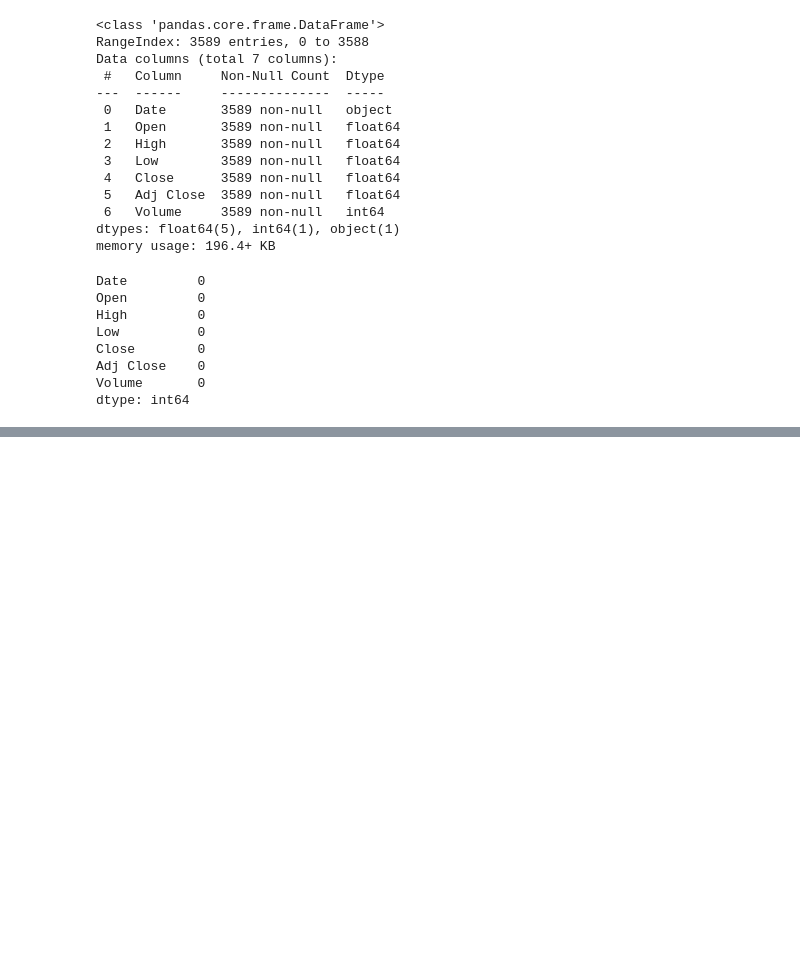
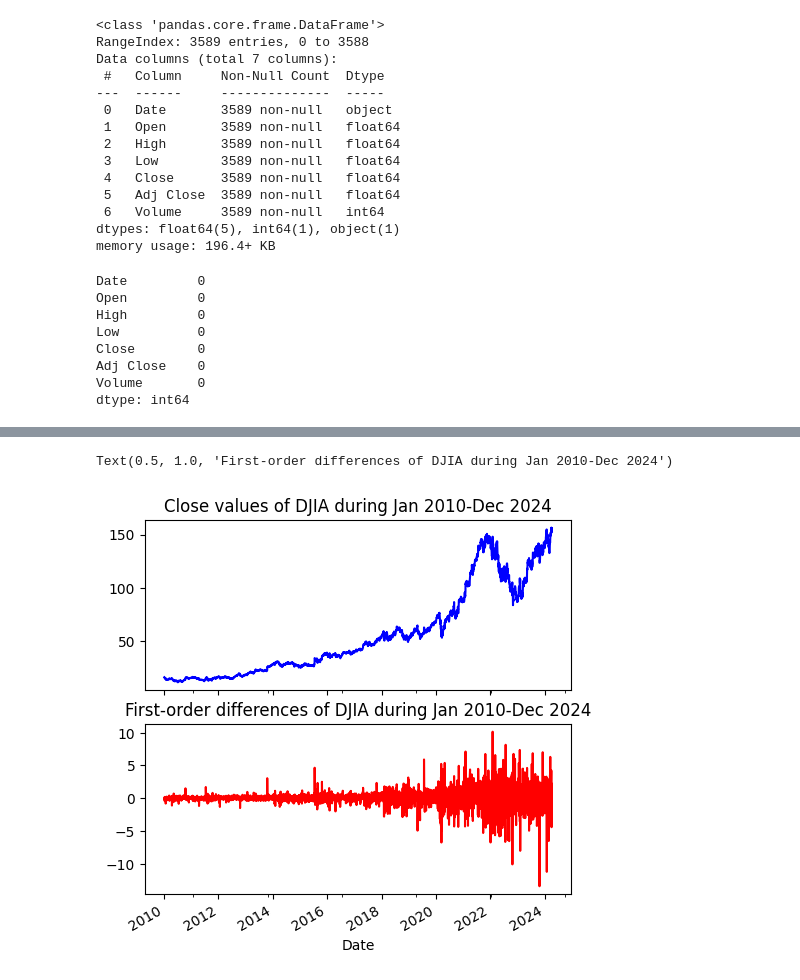
Before and after one commit to SamuelhBueno/MachineLearningBus, a Jupyter notebook: Timeseries_CA.ipynb, the cells around one changed output, grey strips where cells are left out. Drawn from its saved outputs; the diff is of its cells as text; code cells hidden in the pictures; blank space fills up the shorter version.

```diff
--- a/Timeseries_CA.ipynb
+++ b/Timeseries_CA.ipynb
@@ -48,0 +132,6 @@ There is no missing values.
+# %%
+# Drop the first row of 'Close' column because It has 'NaN' value
+first_order_diff = df['Close'].diff(1).dropna()
+
+# Display the first five records
+first_order_diff.head()
@@ -48,0 +146,11 @@ There is no missing values.
+# %%
+# Declare the fig abd ax as two arguments
+fig, ax = plt.subplots(2, sharex = True)
+fig.set_size_inches(5.5, 5.5)
+df['Close'].plot(ax = ax[0], color = 'b')
+ax[0].set_title('Close values of DJIA during Jan 2010-Dec 2024')
+first_order_diff.plot(ax = ax[1], color = 'r')
+ax[1].set_title('First-order differences of DJIA during Jan 2010-Dec 2024')
+# %% [output]
+Text(0.5, 1.0, 'First-order differences of DJIA during Jan 2010-Dec 2024')
+[figure, added]
```
Also changed, not shown: parts of 22 cells of this notebook.
